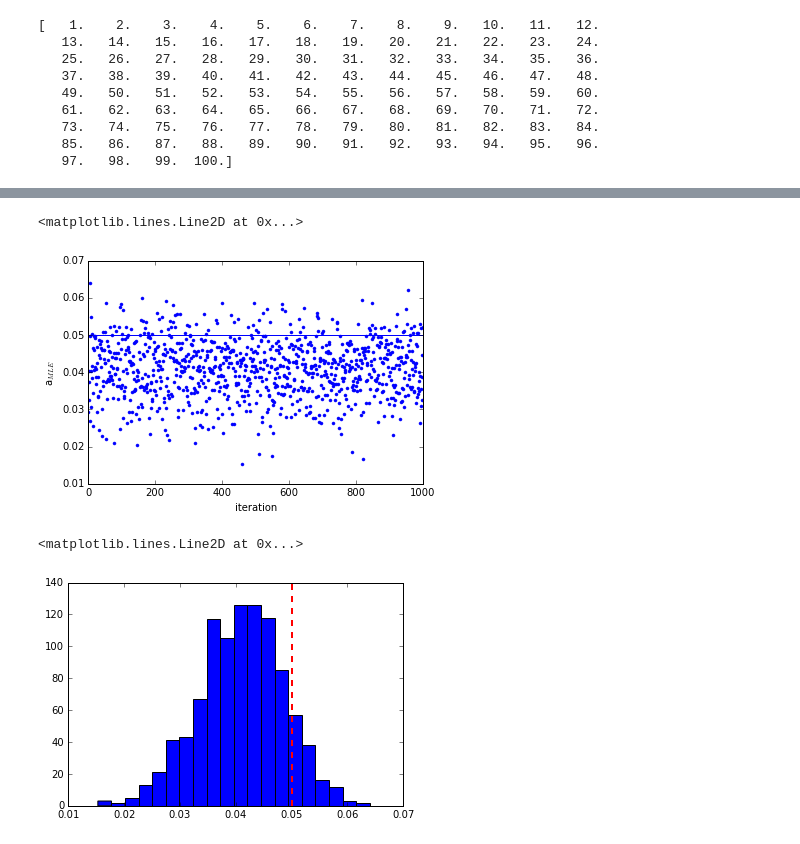
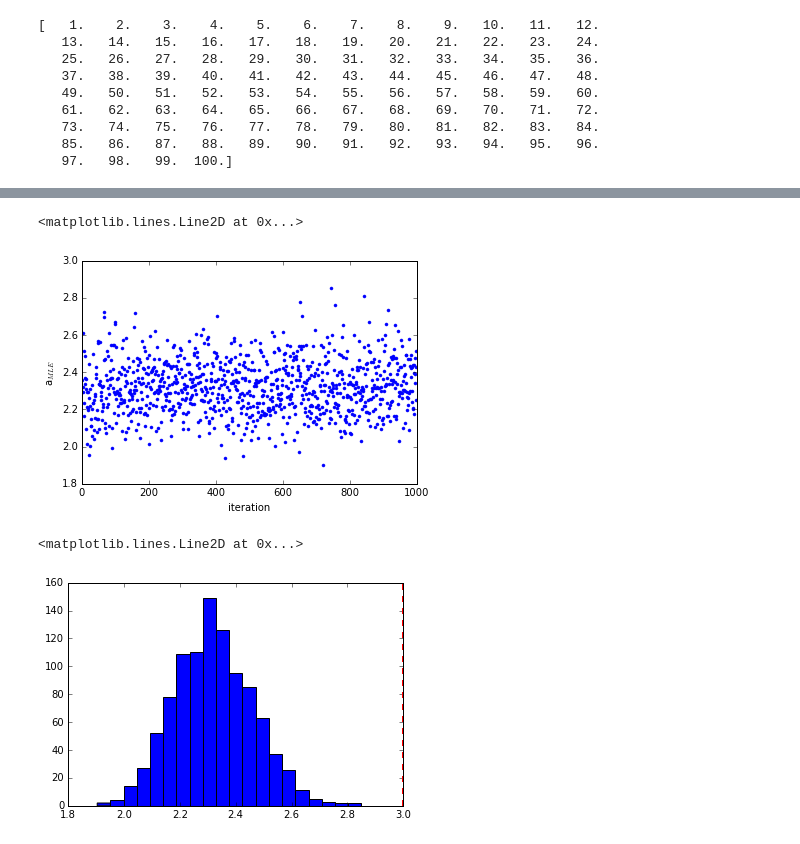
Before and after one commit to giacomov/fermi_school_like, a Jupyter notebook: Summer_school_2016.ipynb, the cells around one changed output, grey strips where cells are left out. Drawn from its saved outputs; the diff is of its cells as text; code cells hidden in the pictures.

```diff
--- a/Summer_school_2016.ipynb
+++ b/Summer_school_2016.ipynb
@@ -35,10 +35,9 @@ print(xs)
 # Create a generative model (just a simple line ax + b)
 # Define its coefficients
 
-a_true = 0.05
-b_true = 2.0
+a_true = 3.0
 
-true_signal = Line(a_true, b_true)
+true_signal = Constant(a_true)
 
 # Use it as generative process
 
@@ -65,9 +64,8 @@ plt.plot(xs, true_signal(xs))
 # must be a line. Let's start from values close but not quite
 # like the true value (which in a real analysis we wouldn't know)
 
-a = 0.07
-b = 2.0
-model = Line(a,b)
+a = 2.5
+model = Constant(a)
 
 # Then we need to decide a noise model
 noise_model = 'Poisson'
@@ -115,23 +113,23 @@ plt.axvline(a_true, color='red', lw=2, linestyle='--', zorder=100)
 # %%
 # So MLE is unbiased!
 
 # If you want an example of a biased estimator, let's use chi square
 # in this case
 like.noise_model = 'gaussian'
 
-many_a_mle_chi, many_b_mle_chi = like.generate_and_fit(data_generative_process, 1000)
+many_a_mle_chi, = like.generate_and_fit(data_generative_process, 1000)
 
 # Now let's plot for example the maximum estimates for a
 
 plt.plot(many_a_mle_chi,'.')
 plt.ylabel(r"a$_{MLE}$")
 plt.xlabel("iteration")
 
 # Plot the true value
 plt.axhline(a_true)
 # %% [output]
 <matplotlib.lines.Line2D at 0x...>
-[figure, old version]
+[figure, new version]
 # %%
 histogram = plt.hist(many_a_mle_chi, 20)
 
@@ -139,4 +137,4 @@ histogram = plt.hist(many_a_mle_chi, 20)
 plt.axvline(a_true, color='red', lw=2, linestyle='--', zorder=100)
 # %% [output]
 <matplotlib.lines.Line2D at 0x...>
-[figure, old version]
+[figure, new version]
```
Also changed, not shown: parts of 6 cells of this notebook.
